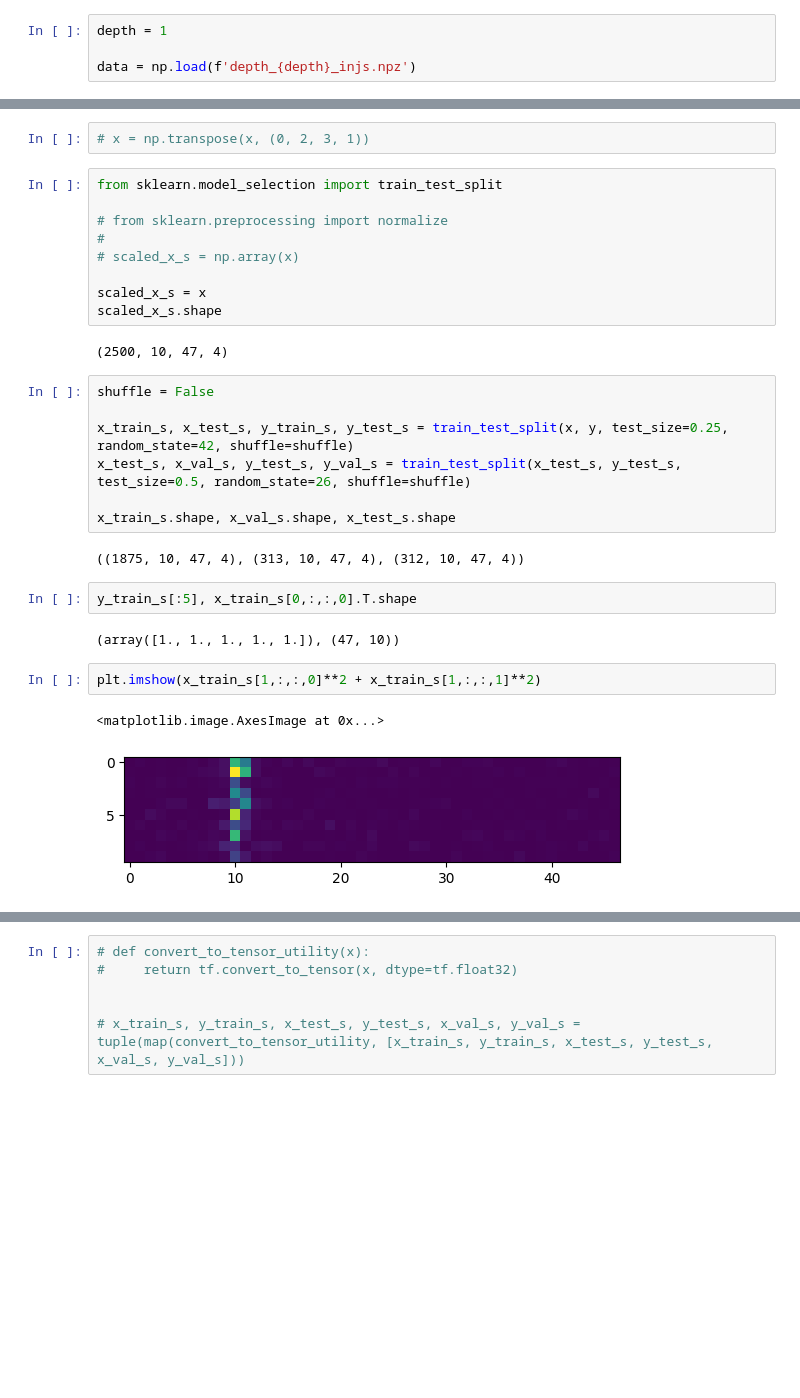
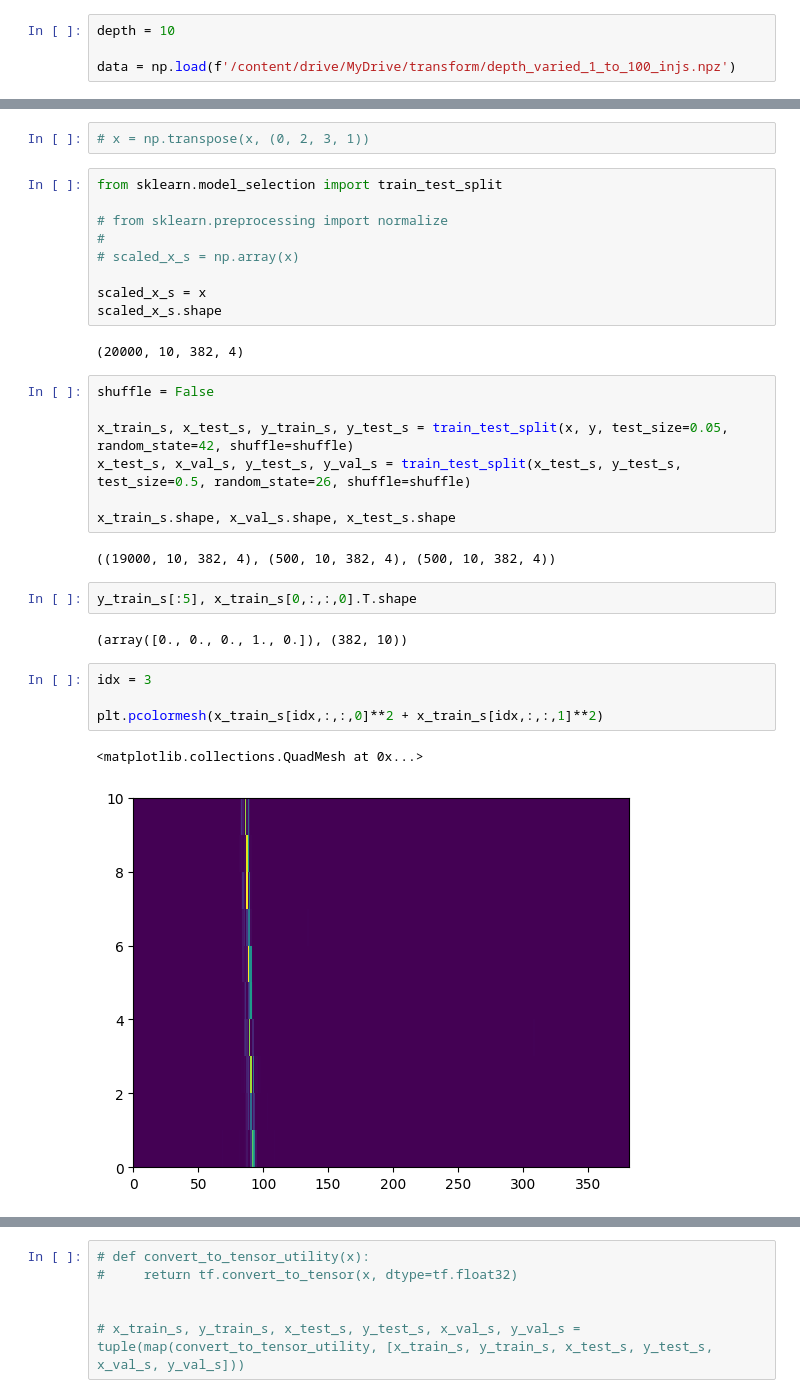
Before and after one commit to tripatheea/transform, a Jupyter notebook: without_transform.ipynb, the cells around one changed output, grey strips where cells are left out. Saved outputs shown, nothing was run; the diff lists cells and outputs as text; blank space fills up the shorter version.

```diff
--- a/without_transform.ipynb
+++ b/without_transform.ipynb
@@ -62,6 +17,6 @@ import tensorflow.keras.initializers
 # %%
-depth = 1
+depth = 10
 
-data = np.load(f'depth_{depth}_injs.npz')
+data = np.load(f'/content/drive/MyDrive/transform/depth_varied_1_to_100_injs.npz')
 # %%
 x, y = data['x'], data['y']
@@ -103,22 +58,24 @@ from sklearn.model_selection import train_test_split
 scaled_x_s = x
 scaled_x_s.shape
 # %% [output]
-(2500, 10, 47, 4)
+(20000, 10, 382, 4)
 # %%
 shuffle = False
 
-x_train_s, x_test_s, y_train_s, y_test_s = train_test_split(x, y, test_size=0.25, random_state=42, shuffle=shuffle)
+x_train_s, x_test_s, y_train_s, y_test_s = train_test_split(x, y, test_size=0.05, random_state=42, shuffle=shuffle)
 x_test_s, x_val_s, y_test_s, y_val_s = train_test_split(x_test_s, y_test_s, test_size=0.5, random_state=26, shuffle=shuffle)
 
 x_train_s.shape, x_val_s.shape, x_test_s.shape
 # %% [output]
-((1875, 10, 47, 4), (313, 10, 47, 4), (312, 10, 47, 4))
+((19000, 10, 382, 4), (500, 10, 382, 4), (500, 10, 382, 4))
 # %%
 y_train_s[:5], x_train_s[0,:,:,0].T.shape
 # %% [output]
-(array([1., 1., 1., 1., 1.]), (47, 10))
+(array([0., 0., 0., 1., 0.]), (382, 10))
 # %%
-plt.imshow(x_train_s[1,:,:,0]**2 + x_train_s[1,:,:,1]**2)
+idx = 3
+
+plt.pcolormesh(x_train_s[idx,:,:,0]**2 + x_train_s[idx,:,:,1]**2)
 # %% [output]
-<matplotlib.image.AxesImage at 0x...>
+<matplotlib.collections.QuadMesh at 0x...>
-[figure, old version]
+[figure, new version]
```
Also changed, not shown: parts of 35 cells of this notebook.
